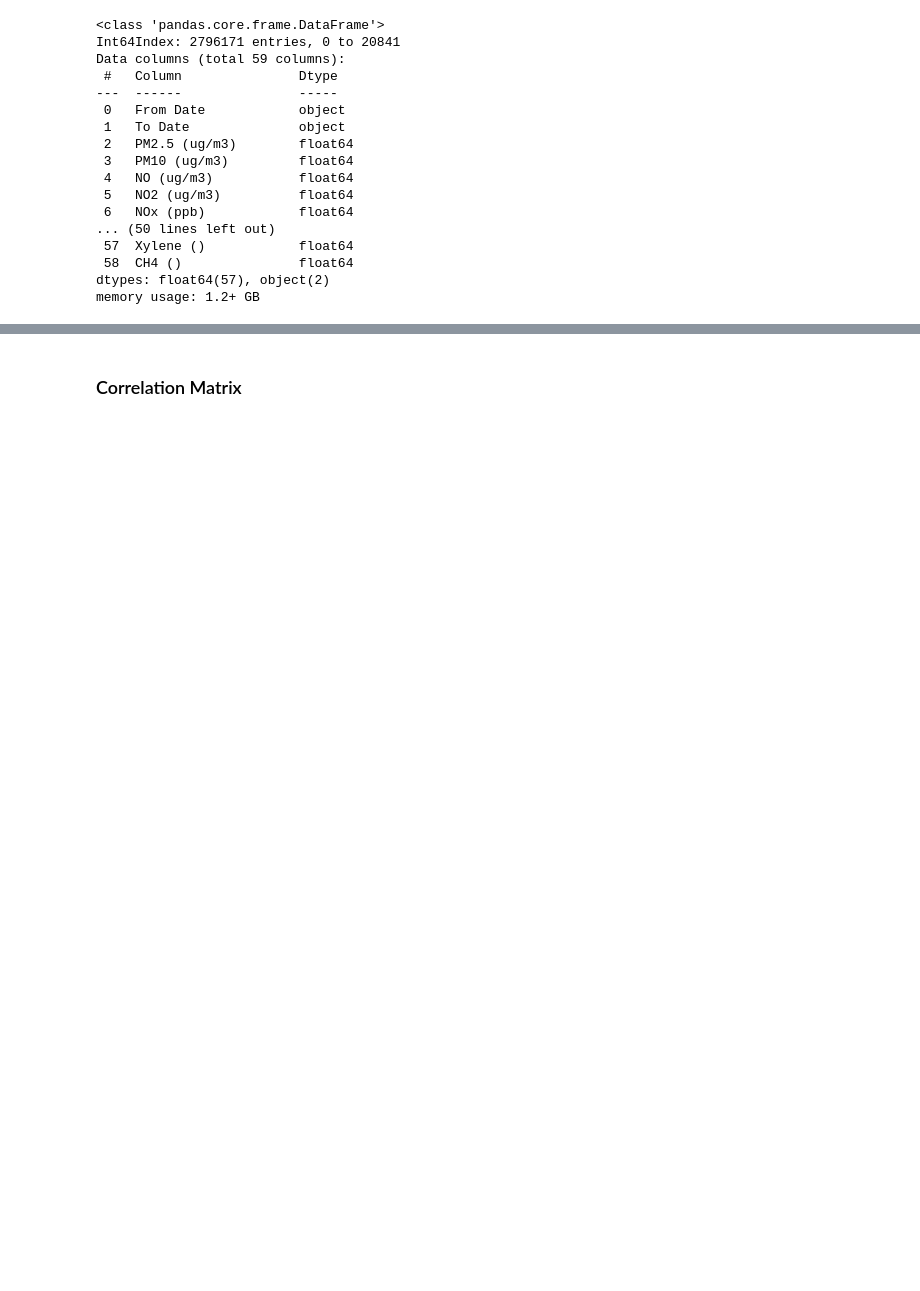
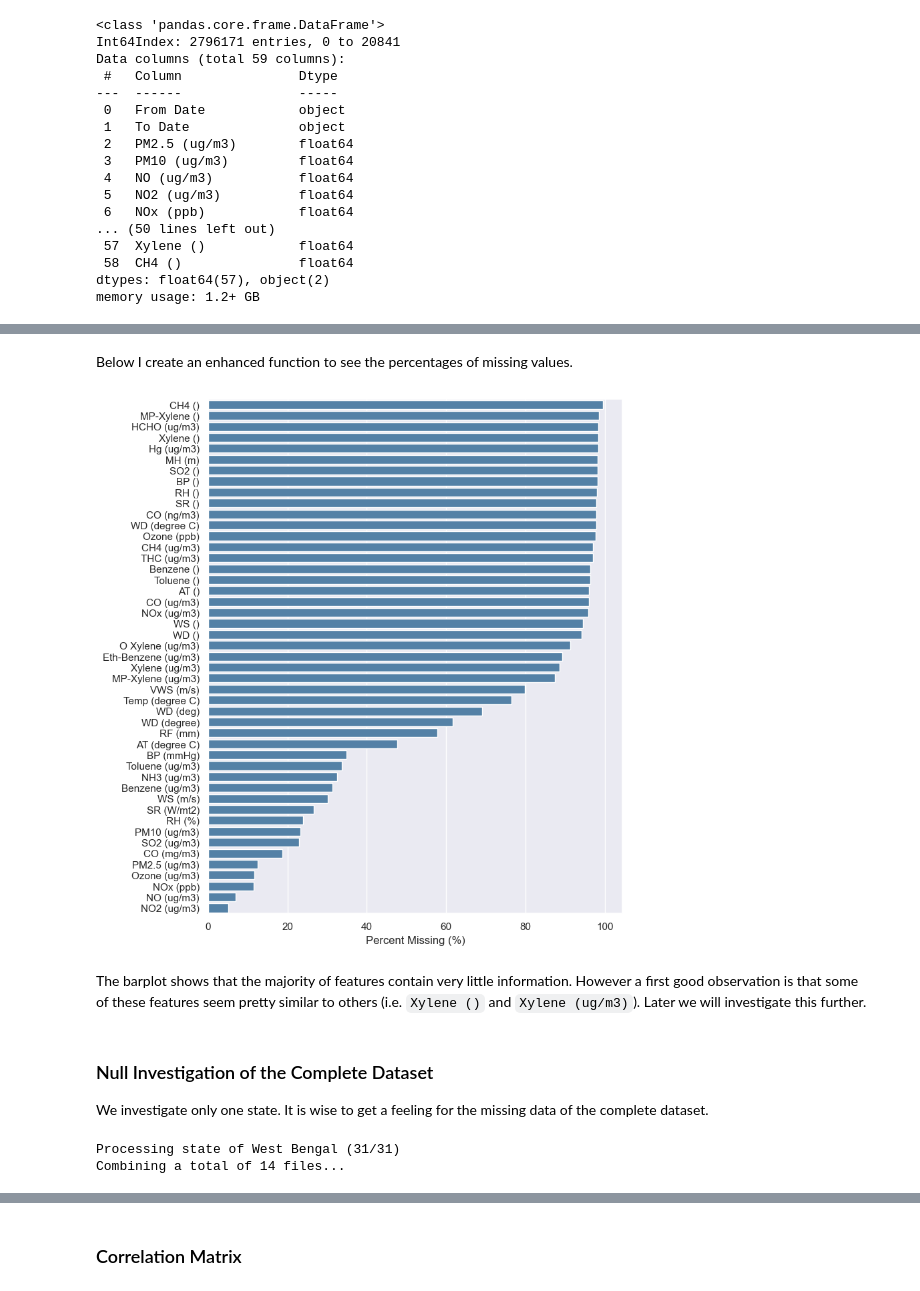
Before and after one commit to sotostzam/india-air-quality-analysis, a Jupyter notebook: main.ipynb, the cells around one changed output, grey strips where cells are left out. Cells and saved outputs as stored; diff of their text form; code cells hidden in the pictures; blank space fills up the shorter version.

```diff
--- a/main.ipynb
+++ b/main.ipynb
@@ -266,0 +166,2 @@ As it seems I was able to merge the following features. The rest have too many m
+# %% [markdown]
+Below I create an enhanced function to see the percentages of missing values.
@@ -266,0 +177,41 @@ As it seems I was able to merge the following features. The rest have too many m
+# %%
+df_null_info = compare_nulls(df)
+
+plt.figure(figsize=(8, 10))
+sns.barplot(data=df_null_info, x='Percent Missing (%)', y=df_null_info.index, orient='h', color='steelblue')
+plt.show()
+# %% [output]
+[figure, added]
+# %% [markdown]
+The barplot shows that the majority of features contain very little information. However a first good observation is that some<br>
+of these features seem pretty similar to others (i.e. `Xylene ()` and `Xylene (ug/m3)`). Later we will investigate this further.
+# %% [markdown]
+### Null Investigation of the Complete Dataset
+
+We investigate only one state. It is wise to get a feeling for the missing data of the complete dataset.
+# %%
+from IPython.display import clear_output
+
+# Delete the previous dataframe to release some RAM space.
+del df
+
+features = {}
+total_records = 0
+
+for i, state_name in enumerate(unique_states):
+    clear_output(wait=False)
+    print(f"Processing state of {state_name} ({i+1}/{len(unique_states)})")
+    df = combine_state_df(state_name)
+    df = clean_df(df, rows_only=True)
+    comparisons = compare_nulls(df)
+
+    total_records += df.shape[0]
+
+    for feature in comparisons.index:
+        if feature in features:
+            features[feature] += comparisons.loc[[feature]]['Null Count'].values[0]
+        else:
+            features[feature] = comparisons.loc[[feature]]['Null Count'].values[0]
+# %% [output]
+Processing state of West Bengal (31/31)
+Combining a total of 14 files...
```
Also changed, not shown: parts of 66 cells of this notebook, 1 other file.
